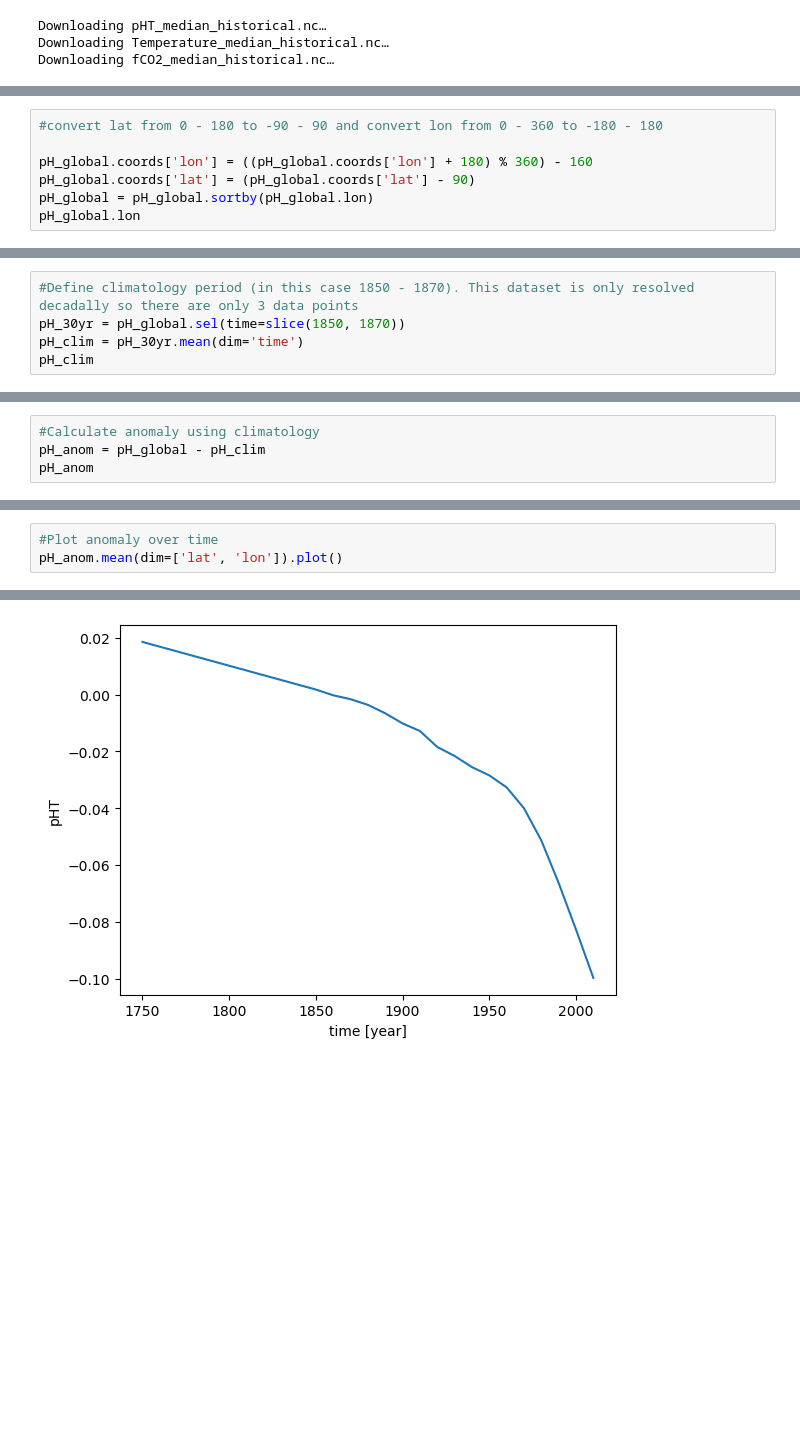
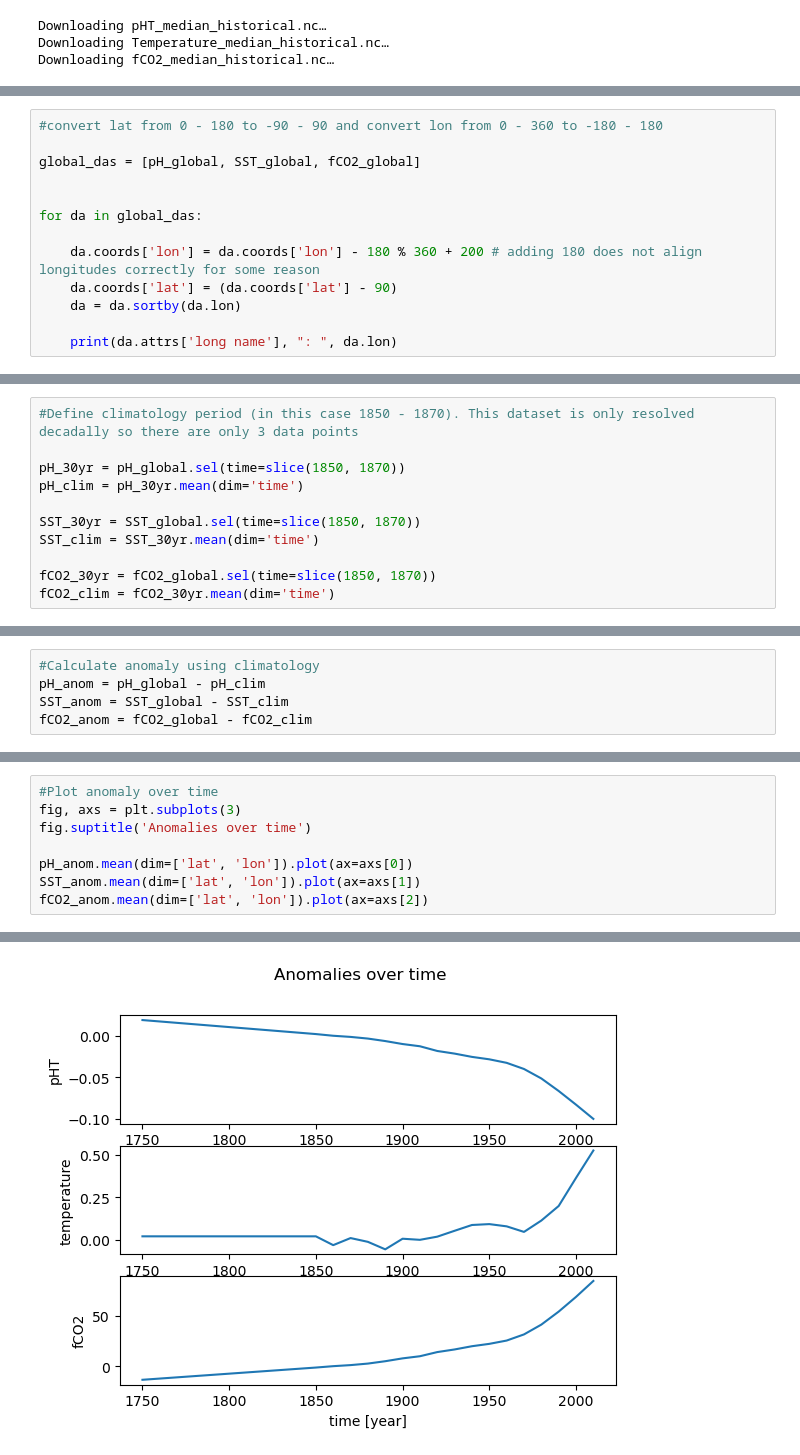
Before and after one commit to jaimeeian/CISP_Chaac-OA, a Jupyter notebook: CMA_workbook.ipynb, the cells around one changed output, grey strips where cells are left out. Saved outputs shown, nothing was run; the diff lists cells and outputs as text; blank space fills up the shorter version.

```diff
--- a/CMA_workbook.ipynb
+++ b/CMA_workbook.ipynb
@@ -39,8 +44,14 @@ Attributes:
 # %%
 #convert lat from 0 - 180 to -90 - 90 and convert lon from 0 - 360 to -180 - 180
 
-pH_global.coords['lon'] = ((pH_global.coords['lon'] + 180) % 360) - 160
-pH_global.coords['lat'] = (pH_global.coords['lat'] - 90)
-pH_global = pH_global.sortby(pH_global.lon)
-pH_global.lon
+global_das = [pH_global, SST_global, fCO2_global]
+
+
+for da in global_das:
+
+    da.coords['lon'] = da.coords['lon'] - 180 % 360 + 200 # adding 180 does not align longitudes correctly for some reason
+    da.coords['lat'] = (da.coords['lat'] - 90)
+    da = da.sortby(da.lon)
+
+    print(da.attrs['long name'], ": ", da.lon)
 # %% [output]
@@ -87,5 +92,11 @@ pH_WA.sel(time=2000).plot(xlim = WA_lims['lon'], ylim = WA_lims['lat'])
 # %%
 #Define climatology period (in this case 1850 - 1870). This dataset is only resolved decadally so there are only 3 data points
+
 pH_30yr = pH_global.sel(time=slice(1850, 1870))
 pH_clim = pH_30yr.mean(dim='time')
-pH_clim
+
+SST_30yr = SST_global.sel(time=slice(1850, 1870))
+SST_clim = SST_30yr.mean(dim='time')
+
+fCO2_30yr = fCO2_global.sel(time=slice(1850, 1870))
+fCO2_clim = fCO2_30yr.mean(dim='time')
@@ -115,4 +103,5 @@ pH_clim.plot()
 # %%
 #Calculate anomaly using climatology
 pH_anom = pH_global - pH_clim
-pH_anom
+SST_anom = SST_global - SST_clim
+fCO2_anom = fCO2_global - fCO2_clim
@@ -137,6 +108,11 @@ Coordinates:
 # %%
 #Plot anomaly over time
-pH_anom.mean(dim=['lat', 'lon']).plot()
+fig, axs = plt.subplots(3)
+fig.suptitle('Anomalies over time')
+
+pH_anom.mean(dim=['lat', 'lon']).plot(ax=axs[0])
+SST_anom.mean(dim=['lat', 'lon']).plot(ax=axs[1])
+fCO2_anom.mean(dim=['lat', 'lon']).plot(ax=axs[2])
 # %% [output]
 [<matplotlib.lines.Line2D at 0x...>]
-[figure, old version]
+[figure, new version]
```
Also changed, not shown: parts of 19 cells of this notebook.
